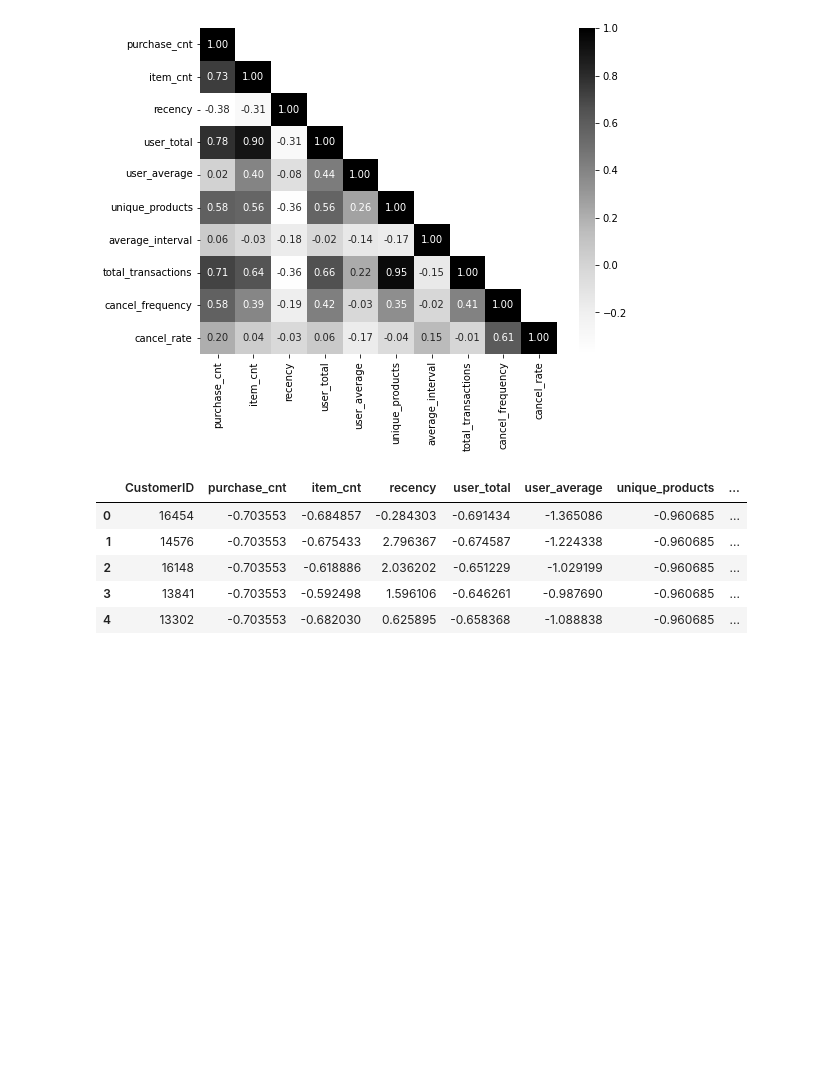
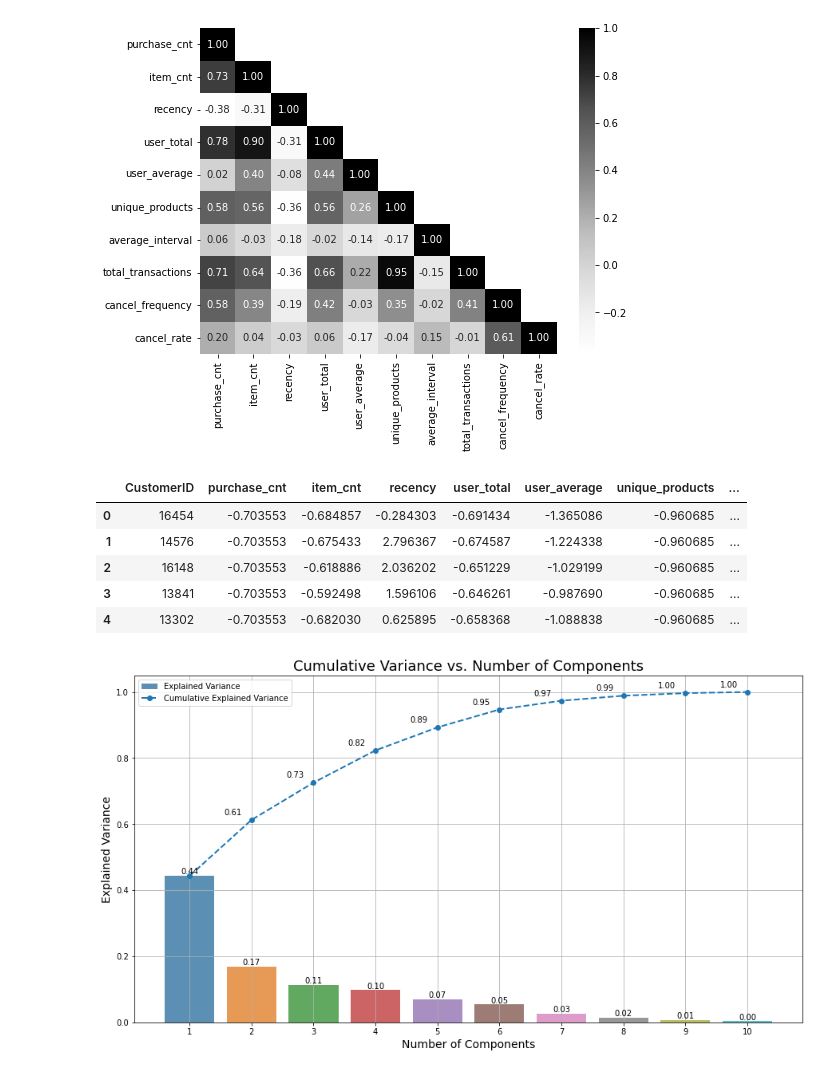
Before and after one commit to jul-ee/customer-segmentation, a Jupyter notebook: customer_segmentation/customer_segmentation.ipynb, the cells around one changed output. Saved outputs shown, nothing was run; the diff lists cells and outputs as text; code cells hidden in the pictures; blank space fills up the shorter version.

```diff
--- a/customer_segmentation/customer_segmentation.ipynb
+++ b/customer_segmentation/customer_segmentation.ipynb
@@ -139,0 +142,46 @@ data.head()
+# %%
+from sklearn.decomposition import PCA
+
+# CustomerID를 인덱스로 지정
+data.set_index('CustomerID', inplace=True)
+
+# PCA 적용
+pca = PCA().fit(data)
+# %%
+# Explained Variance의 누적합 계산
+
+# explained_variance_ratio_: Explained Variance 비율 계산
+explained_variance_ratio = pca.explained_variance_ratio_
+# cumsum: 각 원소의 누적합 계산
+cumulative_explained_variance = np.cumsum(explained_variance_ratio)
+# %%
+plt.figure(figsize=(15, 8))
+
+# 각 성분의 설명된 분포에 대한 막대 그래프
+barplot = sns.barplot(x=list(range(1, len(cumulative_explained_variance) + 1)), y=explained_variance_ratio, alpha=0.8)
+
+# 누적 분포에 대한 선 그래프
+lineplot, = plt.plot(range(0, len(cumulative_explained_variance)), cumulative_explained_variance, marker='o', linestyle='--', linewidth=2)
+
+# 레이블과 제목 설정
+plt.xlabel('Number of Components', fontsize=14)
+plt.ylabel('Explained Variance', fontsize=14)
+plt.title('Cumulative Variance vs. Number of Components', fontsize=18)
+
+# 눈금 및 범례 사용자 정의
+plt.xticks(range(0, len(cumulative_explained_variance)))
+plt.legend(handles=[barplot.patches[0], lineplot],
+           labels=['Explained Variance', 'Cumulative Explained Variance'])
+
+# 두 그래프의 분산 값 표시
+x_offset = -0.3
+y_offset = 0.01
+for i, (ev_ratio, cum_ev_ratio) in enumerate(zip(explained_variance_ratio, cumulative_explained_variance)):
+    plt.text(i, ev_ratio, f"{ev_ratio:.2f}", ha="center", va="bottom", fontsize=10)
+    if i > 0:
+        plt.text(i + x_offset, cum_ev_ratio + y_offset, f"{cum_ev_ratio:.2f}", ha="center", va="bottom", fontsize=10)
+
+plt.grid(axis='both')
+plt.show()
+# %% [output]
+[figure, added]
```
Also changed, not shown: parts of 3 cells of this notebook.
